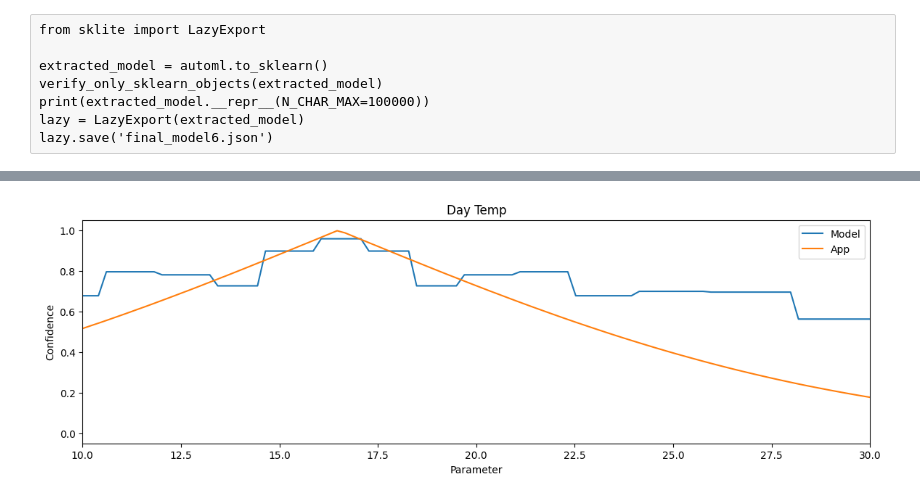
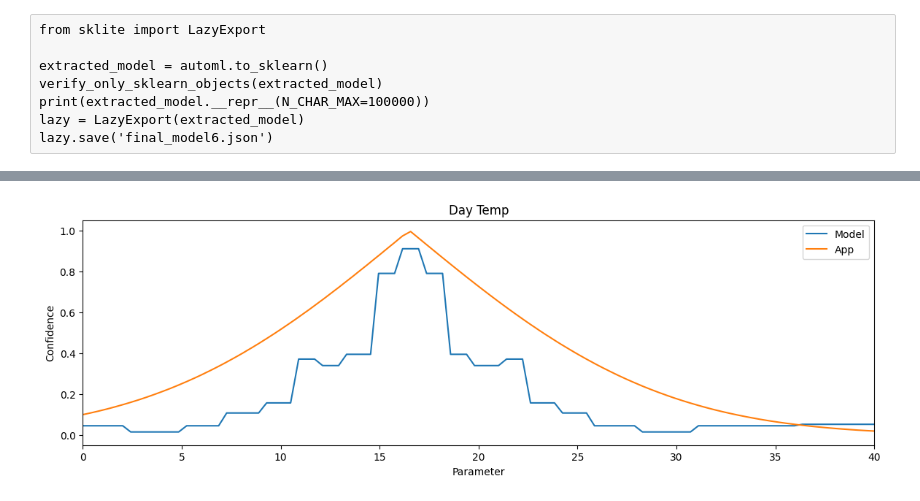
Before and after one commit to bradrushworth/nuptialflight, a Jupyter notebook: lib/models/autosklearn_classification.ipynb, the cells around one changed output, grey strips where cells are left out. Drawn from its saved outputs; the diff is of its cells as text; code cells hidden in the pictures.

```diff
--- a/lib/models/autosklearn_classification.ipynb
+++ b/lib/models/autosklearn_classification.ipynb
@@ -736,5 +736,5 @@ def chart_parameter(title, parameter, true_fun, pMin, pMax):
 # %%
-chart_parameter('Day Temp', 'day', true_temp, 10, 30)
+chart_parameter('Day Temp', 'day', true_temp, 0, 40)
 # %% [output]
-[figure, old version]
+[figure, new version]
 # %%
```
Also changed, not shown: parts of 33 cells of this notebook, 1 other file.
